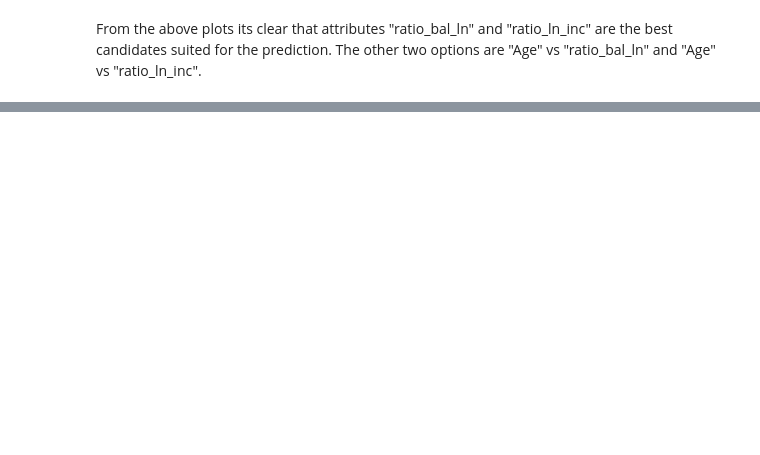
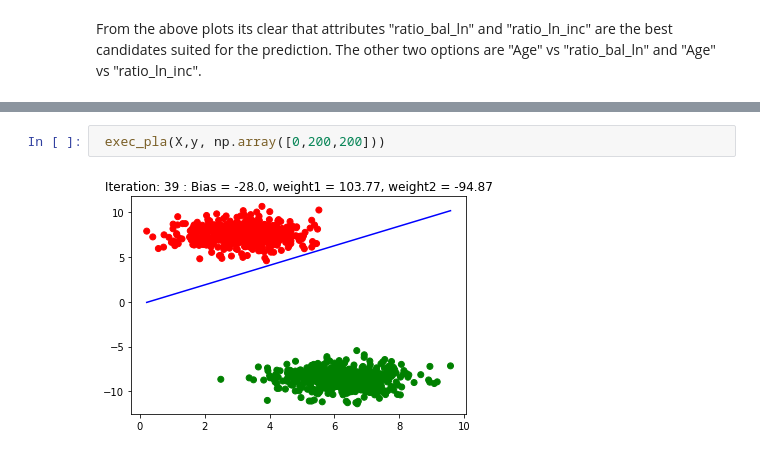
Before and after one commit to vipulpopat/MSCAI_Sem1_Etivity1, a Jupyter notebook: Etivity1.ipynb, the cells around one changed output, grey strips where cells are left out. Saved outputs shown, nothing was run; the diff lists cells and outputs as text; blank space fills up the shorter version.

```diff
--- a/Etivity1.ipynb
+++ b/Etivity1.ipynb
@@ -405,0 +486,4 @@ From the above plots its clear that attributes "ratio_bal_ln" and "ratio_ln_inc"
+# %%
+ exec_pla(X,y, np.array([0,200,200]))
+# %% [output]
+[figure, added]
```
Also changed, not shown: parts of 26 cells of this notebook.
